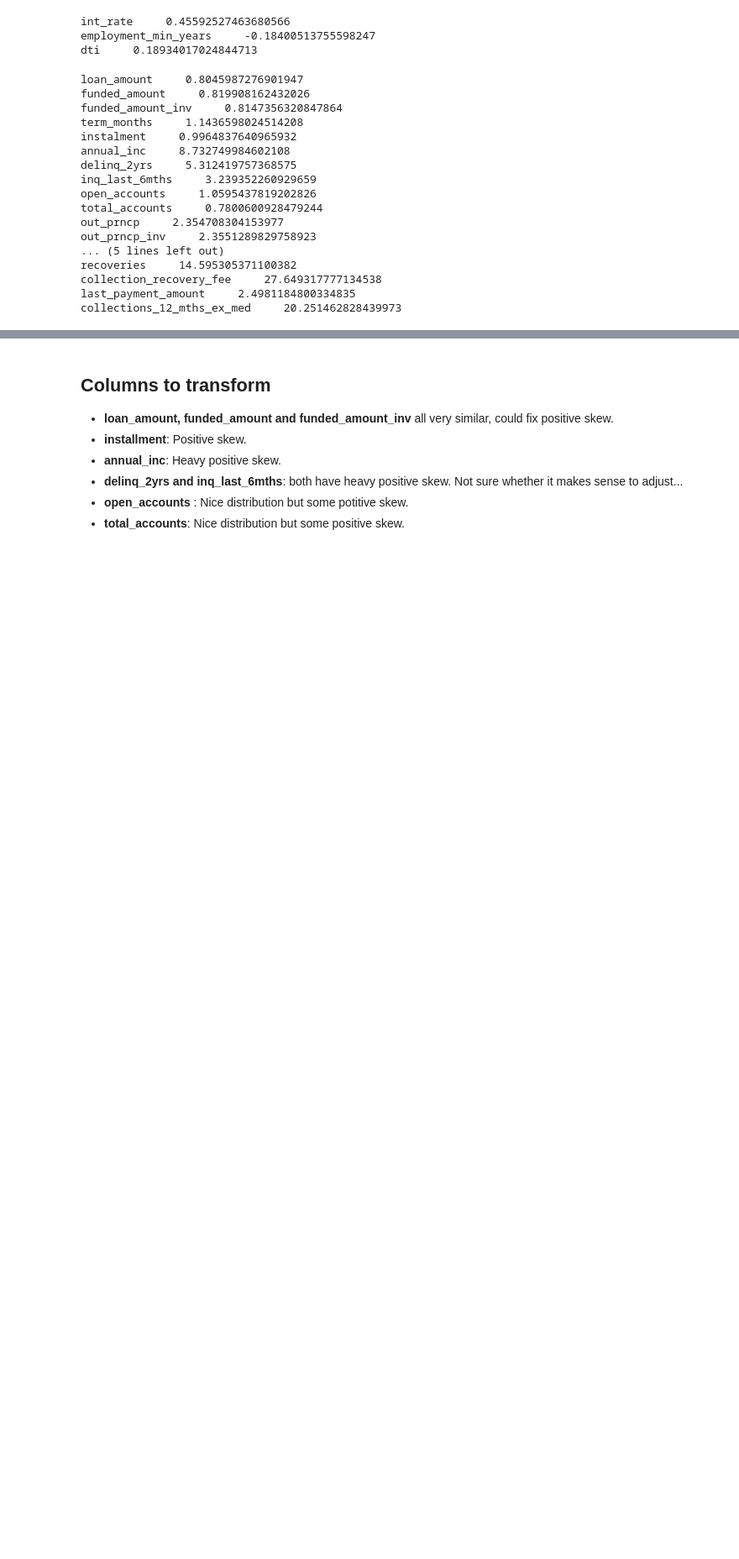
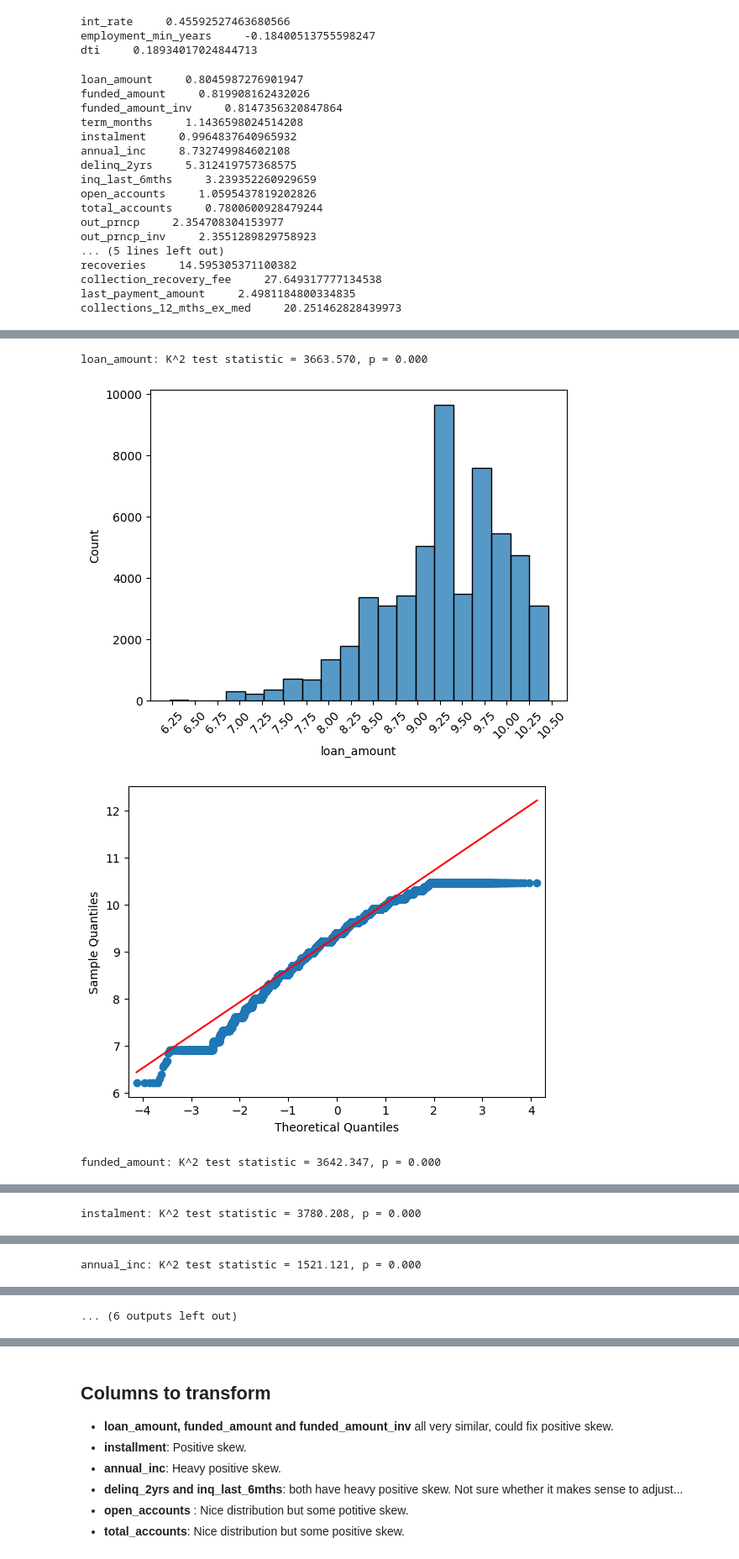
Before and after one commit to armazzer/customer_loans, a Jupyter notebook: skew_review.ipynb, the cells around one changed output, grey strips where cells are left out. Shown at 84% size. Cells and saved outputs as stored; diff of their text form; code cells hidden in the pictures; blank space fills up the shorter version.

```diff
--- a/skew_review.ipynb
+++ b/skew_review.ipynb
@@ -171,0 +235,2 @@ skew_info.show_dict()
+# %%
+log_columns = loans_copy_a[cols_to_transform].apply(np.log)
@@ -171,0 +248,2 @@ skew_info.show_dict()
+# %%
+skew_info_log_cols = SkewCheck(log_columns)
@@ -171,0 +252,8 @@ skew_info.show_dict()
+# %%
+for col in cols_to_transform:
+    skew_info_log_cols.skew_check(col, kde=False)
+# %% [output]
+loan_amount: K^2 test statistic = 3663.570, p = 0.000
+[figure, added]
+[figure, added]
+funded_amount: K^2 test statistic = 3642.347, p = 0.000
@@ -171,0 +262 @@ skew_info.show_dict()
+instalment: K^2 test statistic = 3780.208, p = 0.000
@@ -171,0 +265 @@ skew_info.show_dict()
+annual_inc: K^2 test statistic = 1521.121, p = 0.000
@@ -171,0 +268 @@ skew_info.show_dict()
+... (6 outputs left out)
```
Also changed, not shown: parts of 60 cells of this notebook.
